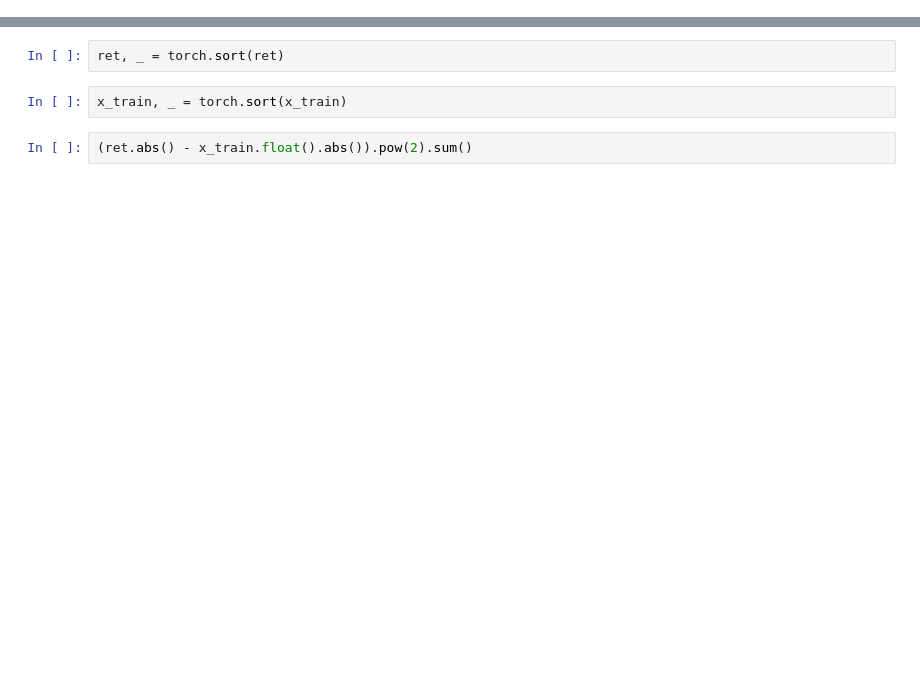
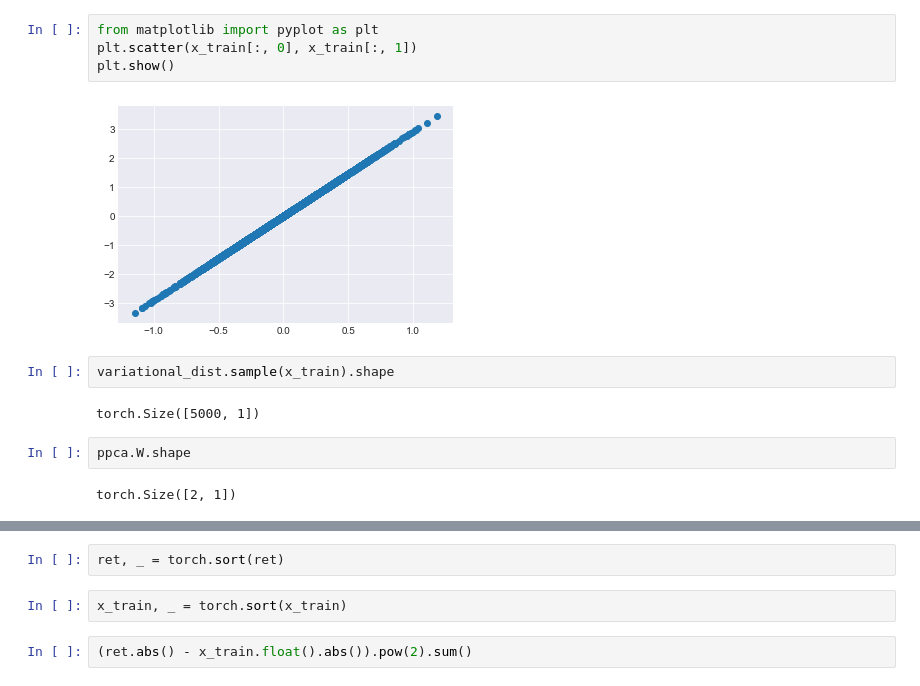
Before and after one commit to nextBillyonair/DPM, a Jupyter notebook: Notebooks/Models/PCA.ipynb, the cells around one changed output, grey strips where cells are left out. Cells and saved outputs as stored; diff of their text form; blank space fills up the shorter version.

```diff
--- a/Notebooks/Models/PCA.ipynb
+++ b/Notebooks/Models/PCA.ipynb
@@ -22,0 +56,14 @@ x_train.shape, w.shape
+# %%
+from matplotlib import pyplot as plt
+plt.scatter(x_train[:, 0], x_train[:, 1])
+plt.show()
+# %% [output]
+[figure, added]
+# %%
+variational_dist.sample(x_train).shape
+# %% [output]
+torch.Size([5000, 1])
+# %%
+ppca.W.shape
+# %% [output]
+torch.Size([2, 1])
```
Also changed, not shown: parts of 28 cells of this notebook, 4 other files.
